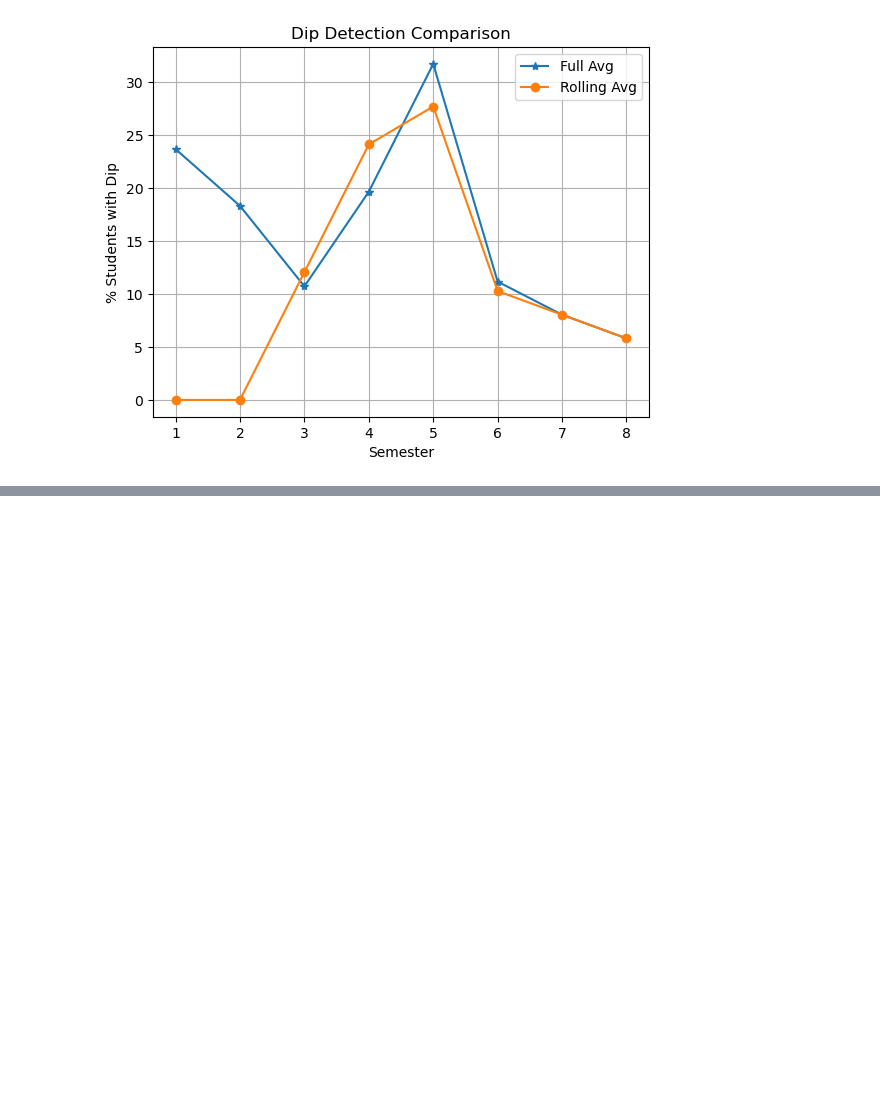
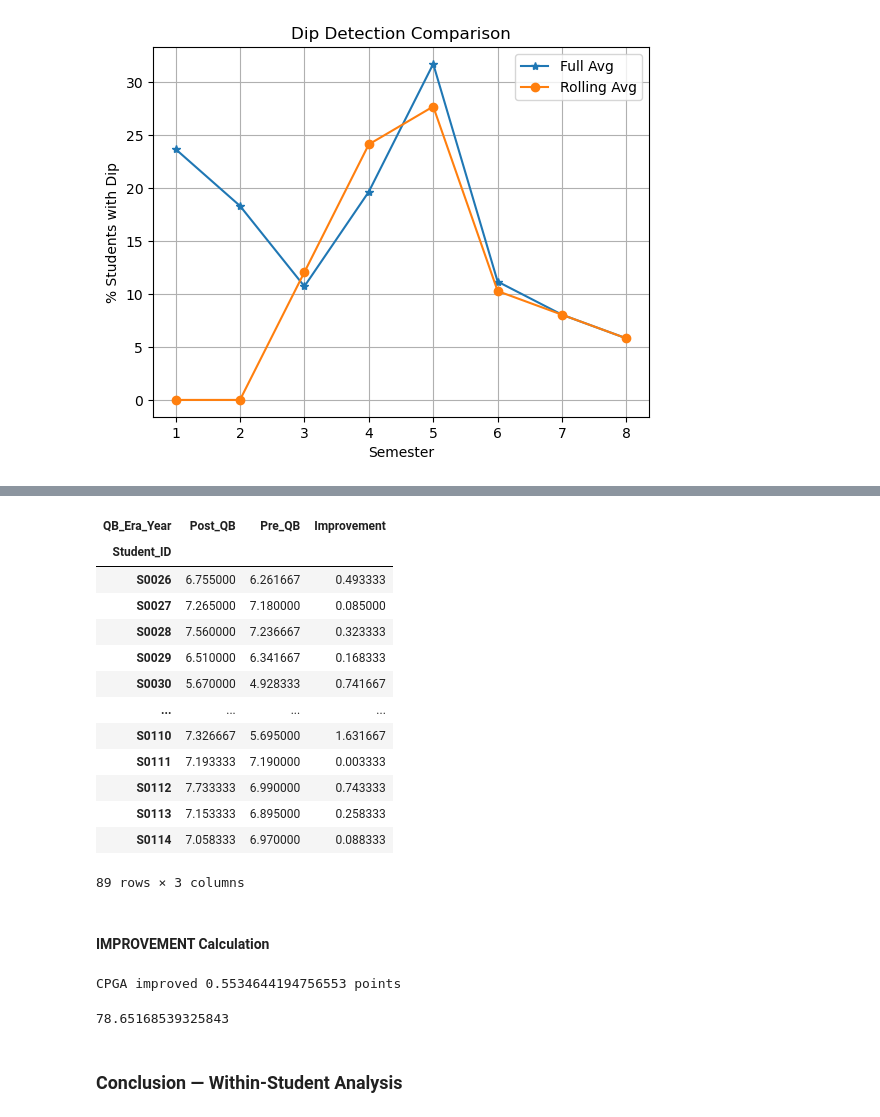
Before and after one commit to 24f2007064/Student-Performance-Analysis, a Jupyter notebook: DiP detection.ipynb, the cells around one changed output, grey strips where cells are left out. Drawn from its saved outputs; the diff is of its cells as text; code cells hidden in the pictures; blank space fills up the shorter version.

Commit message:
QB era Analysis

```diff
--- a/DiP detection.ipynb
+++ b/DiP detection.ipynb
@@ -262,0 +408,35 @@ plt.show()
+# %%
+# CALCULATING IMPROVEMENT
+
+student_era_avg['Improvement'] = (student_era_avg['Post_QB'] - student_era_avg['Pre_QB'])
+student_era_avg
+# %% [output]
+| QB_Era_Year | Post_QB | Pre_QB | Improvement |
+| Student_ID |  |  |  |
+| S0026 | 6.755000 | 6.261667 | 0.493333 |
+| S0027 | 7.265000 | 7.180000 | 0.085000 |
+| S0028 | 7.560000 | 7.236667 | 0.323333 |
+| S0029 | 6.510000 | 6.341667 | 0.168333 |
+| S0030 | 5.670000 | 4.928333 | 0.741667 |
+| ... | ... | ... | ... |
+| S0110 | 7.326667 | 5.695000 | 1.631667 |
+| S0111 | 7.193333 | 7.190000 | 0.003333 |
+| S0112 | 7.733333 | 6.990000 | 0.743333 |
+| S0113 | 7.153333 | 6.895000 | 0.258333 |
+| S0114 | 7.058333 | 6.970000 | 0.088333 |
+89 rows × 3 columns
+# %% [markdown]
+#### IMPROVEMENT Calculation
+# %%
+impv = student_era_avg['Improvement'].mean()
+print(f"CPGA improved {impv} points")
+# %% [output]
+CPGA improved 0.5534644194756553 points
+# %%
+# PERCENtaGE of Improvement Students
+impv_Student = (student_era_avg['Improvement'] > 0).mean() * 100
+print(impv_Student)
+# %% [output]
+78.65168539325843
+# %% [markdown]
+### Conclusion — Within-Student Analysis
```
Also changed, not shown: parts of 34 cells of this notebook, 1 other file.
